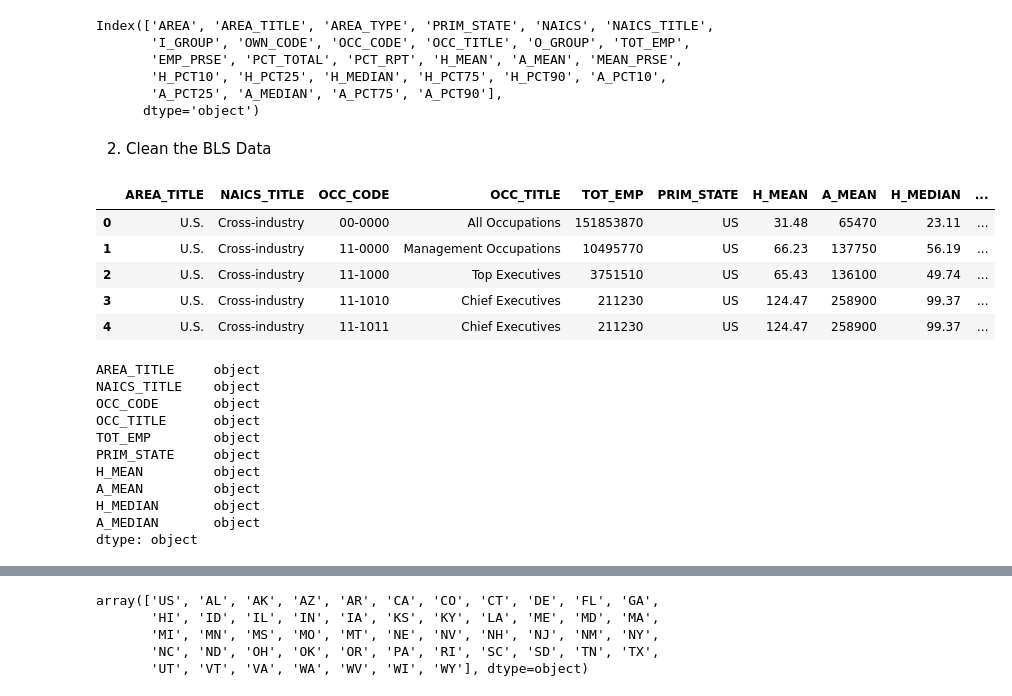
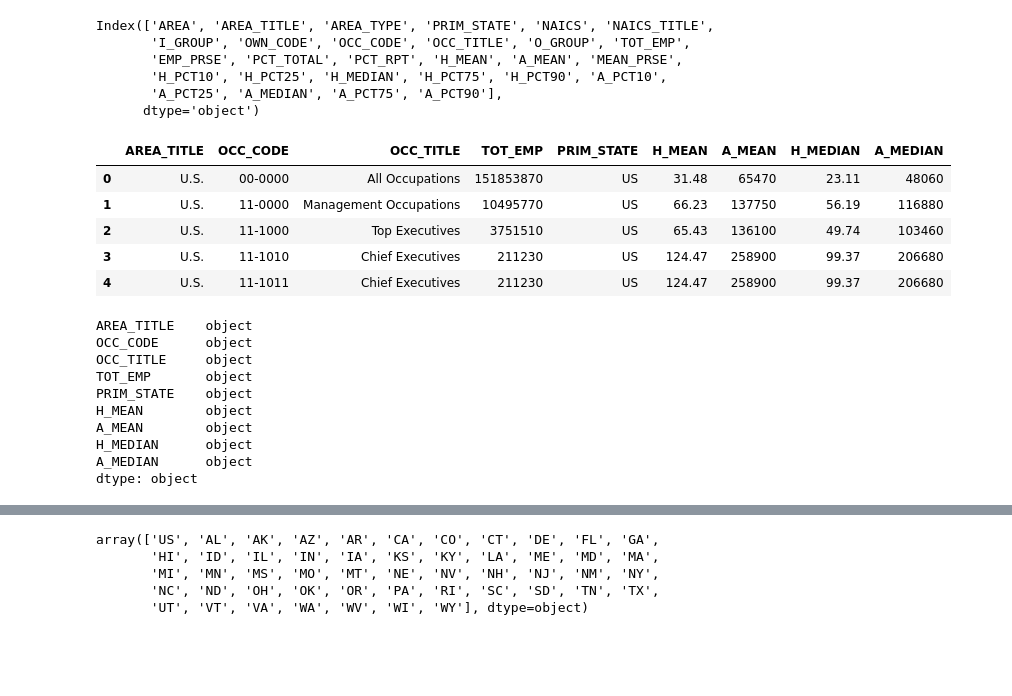
Before and after one commit to rjf7q/bls-data-exploration, a Jupyter notebook: bls_data_exploration.ipynb, the cells around one changed output, grey strips where cells are left out. Saved outputs shown, nothing was run; the diff lists cells and outputs as text; code cells hidden in the pictures; blank space fills up the shorter version.

```diff
--- a/bls_data_exploration.ipynb
+++ b/bls_data_exploration.ipynb
@@ -36,39 +34,35 @@ Index(['AREA', 'AREA_TITLE', 'AREA_TYPE', 'PRIM_STATE', 'NAICS', 'NAICS_TITLE',
        'H_PCT10', 'H_PCT25', 'H_MEDIAN', 'H_PCT75', 'H_PCT90', 'A_PCT10',
        'A_PCT25', 'A_MEDIAN', 'A_PCT75', 'A_PCT90'],
       dtype='object')
-# %% [markdown]
-2.  Clean the BLS Data
 # %%
-# Select the relevant columns from your DataFrame
+# Select the relevant columns from the DataFrame
 relevant_columns = [
-    'AREA_TITLE', 'NAICS_TITLE',
-    'OCC_CODE', 'OCC_TITLE', 'TOT_EMP', 'PRIM_STATE',
+    'AREA_TITLE', 'OCC_CODE', 'OCC_TITLE', 'TOT_EMP', 'PRIM_STATE',
     'H_MEAN', 'A_MEAN', 'H_MEDIAN', 'A_MEDIAN'
 ]
 # Subset the DataFrame
 bls_df = bls_data[relevant_columns]
 bls_df.head()
 # %% [output]
-|  | AREA_TITLE | NAICS_TITLE | OCC_CODE | OCC_TITLE | TOT_EMP | PRIM_STATE | H_MEAN | A_MEAN | H_MEDIAN | ... |
-| 0 | U.S. | Cross-industry | 00-0000 | All Occupations | 151853870 | US | 31.48 | 65470 | 23.11 | ... |
-| 1 | U.S. | Cross-industry | 11-0000 | Management Occupations | 10495770 | US | 66.23 | 137750 | 56.19 | ... |
-| 2 | U.S. | Cross-industry | 11-1000 | Top Executives | 3751510 | US | 65.43 | 136100 | 49.74 | ... |
-| 3 | U.S. | Cross-industry | 11-1010 | Chief Executives | 211230 | US | 124.47 | 258900 | 99.37 | ... |
-| 4 | U.S. | Cross-industry | 11-1011 | Chief Executives | 211230 | US | 124.47 | 258900 | 99.37 | ... |
+|  | AREA_TITLE | OCC_CODE | OCC_TITLE | TOT_EMP | PRIM_STATE | H_MEAN | A_MEAN | H_MEDIAN | A_MEDIAN |
+| 0 | U.S. | 00-0000 | All Occupations | 151853870 | US | 31.48 | 65470 | 23.11 | 48060 |
+| 1 | U.S. | 11-0000 | Management Occupations | 10495770 | US | 66.23 | 137750 | 56.19 | 116880 |
+| 2 | U.S. | 11-1000 | Top Executives | 3751510 | US | 65.43 | 136100 | 49.74 | 103460 |
+| 3 | U.S. | 11-1010 | Chief Executives | 211230 | US | 124.47 | 258900 | 99.37 | 206680 |
+| 4 | U.S. | 11-1011 | Chief Executives | 211230 | US | 124.47 | 258900 | 99.37 | 206680 |
 # %%
 #check the dtypes of the df
 bls_df.dtypes
 # %% [output]
-AREA_TITLE     object
-NAICS_TITLE    object
-OCC_CODE       object
-OCC_TITLE      object
-TOT_EMP        object
-PRIM_STATE     object
-H_MEAN         object
-A_MEAN         object
-H_MEDIAN       object
-A_MEDIAN       object
+AREA_TITLE    object
+OCC_CODE      object
+OCC_TITLE     object
+TOT_EMP       object
+PRIM_STATE    object
+H_MEAN        object
+A_MEAN        object
+H_MEDIAN      object
+A_MEDIAN      object
 dtype: object
 # %%
 # Convert numeric columns to appropriate types (handle errors in conversion)
```
Also changed, not shown: parts of 110 cells of this notebook.
